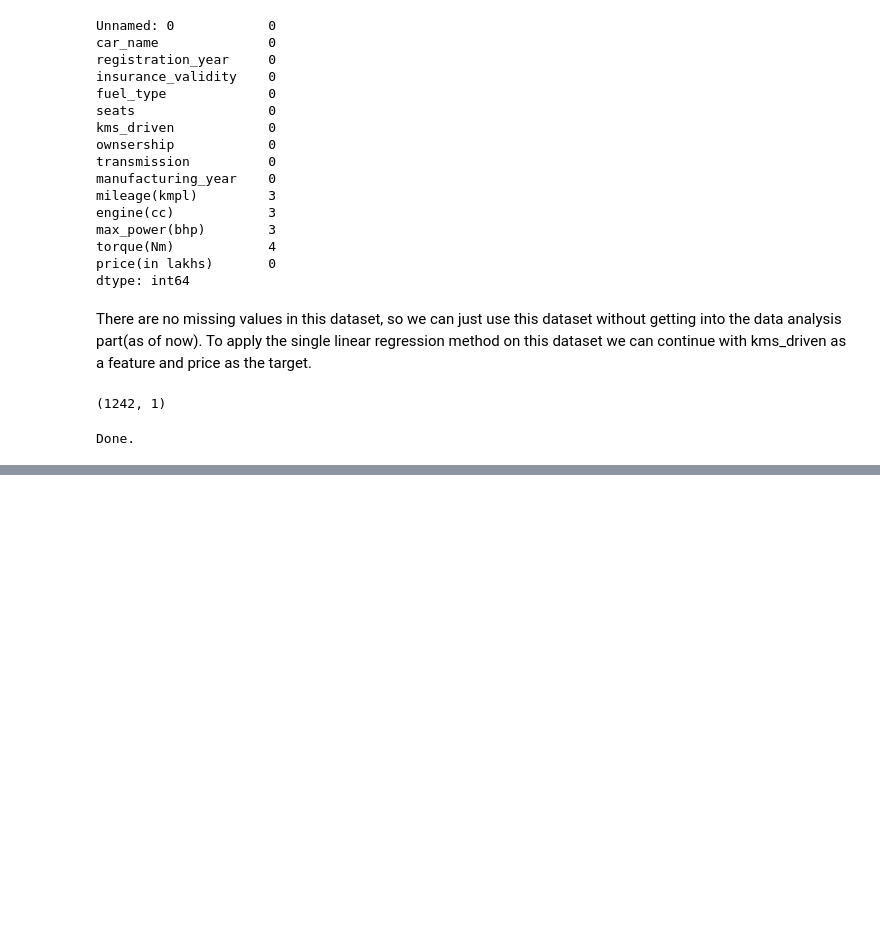
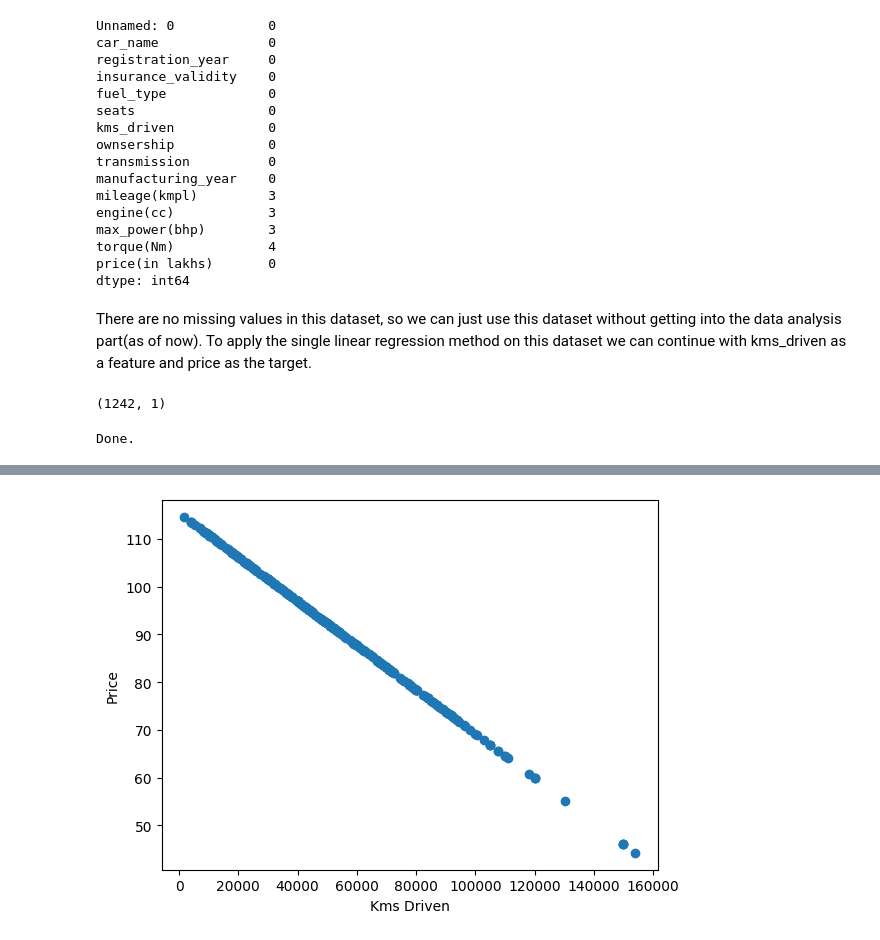
Before and after one commit to krahul2024/machine-learning, a Jupyter notebook: Tutorials/Basics.ipynb, the cells around one changed output, grey strips where cells are left out. Drawn from its saved outputs; the diff is of its cells as text; code cells hidden in the pictures; blank space fills up the shorter version.

```diff
--- a/Tutorials/Basics.ipynb
+++ b/Tutorials/Basics.ipynb
@@ -160,12 +160,12 @@ Done.
 # %%
 preds = lr_model.predict(test_x)
 
-# results = pd.DataFrame(
-#     data = {
-#         'Actual' : [x[0] for x in test_y],
-#         'Prediction' : [np.round(x[0], 3) for x in preds],
-#         'Error' : [abs(np.round(x[0] - y[0], 3)) for x,y in zip(test_y, preds)]
-#     }
-# )
+results = pd.DataFrame(
+    data = {
+        'Actual' : [x[0] for x in test_y],
+        'Prediction' : [np.round(x[0], 3) for x in preds],
+        'Error' : [abs(np.round(x[0] - y[0], 3)) for x,y in zip(test_y, preds)]
+    }
+)
 
-preds
+results.head()
@@ -171,0 +179,7 @@ preds
+# %%
+plt.scatter([x[0] for x in test_x], results['Prediction'])
+plt.xlabel('Kms Driven')
+plt.ylabel('Price')
+plt.show()
+# %% [output]
+[figure, added]
```
Also changed, not shown: parts of 3 cells of this notebook.
